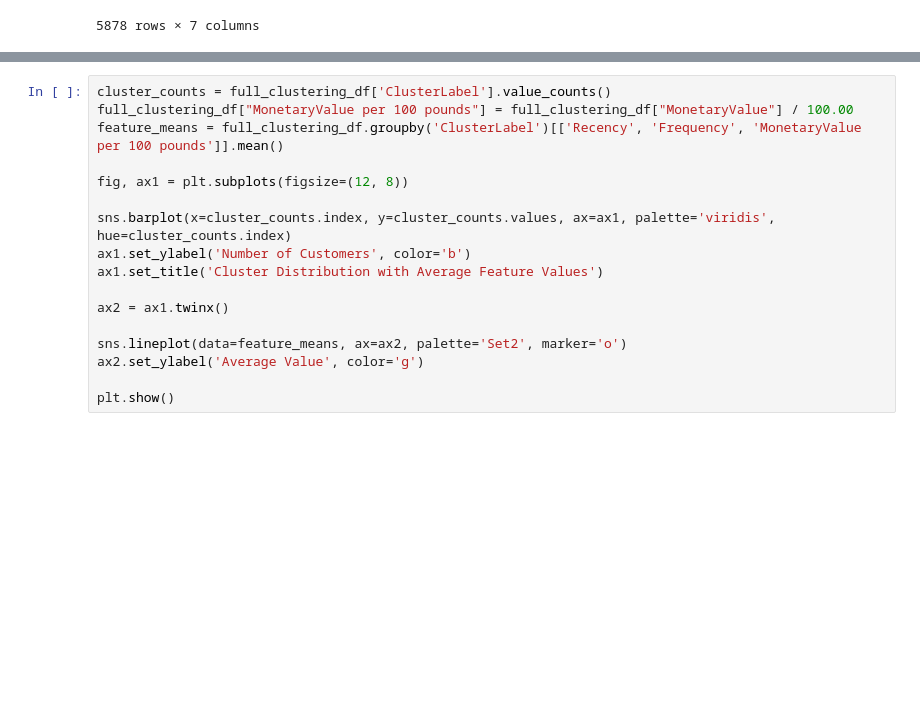
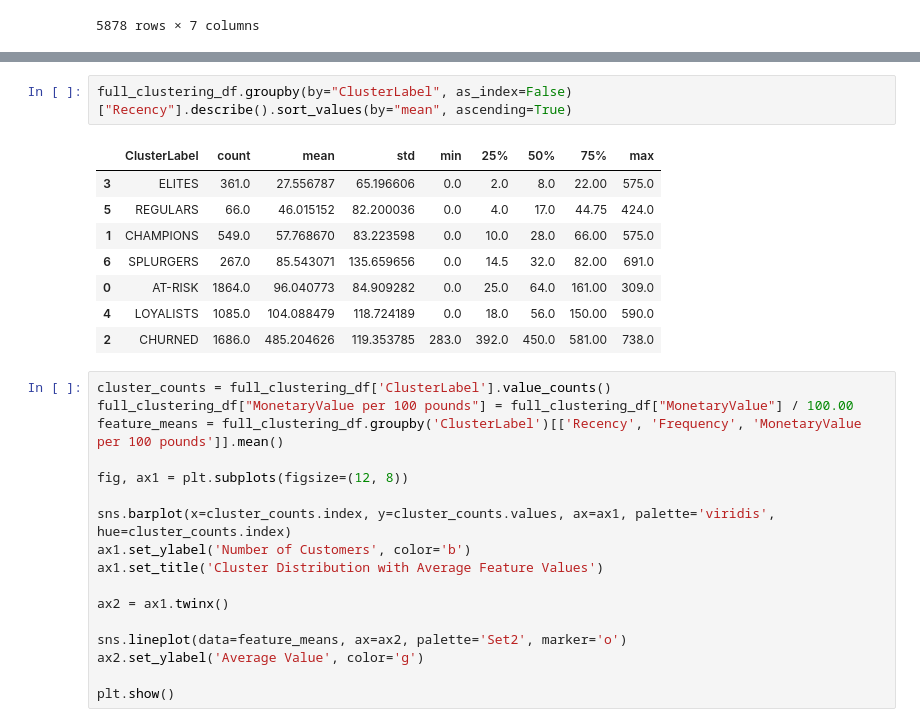
Before and after one commit to utkarsh4tech/customer_segmentation, a Jupyter notebook: CustomerSegmentation.ipynb, the cells around one changed output, grey strips where cells are left out. Drawn from its saved outputs; the diff is of its cells as text; blank space fills up the shorter version.

```diff
--- a/CustomerSegmentation.ipynb
+++ b/CustomerSegmentation.ipynb
@@ -766,3 +788,14 @@ full_clustering_df
+# %%
+full_clustering_df.groupby(by="ClusterLabel", as_index=False)["Recency"].describe().sort_values(by="mean", ascending=True)
+# %% [output]
+|  | ClusterLabel | count | mean | std | min | 25% | 50% | 75% | max |
+| 3 | ELITES | 361.0 | 27.556787 | 65.196606 | 0.0 | 2.0 | 8.0 | 22.00 | 575.0 |
+| 5 | REGULARS | 66.0 | 46.015152 | 82.200036 | 0.0 | 4.0 | 17.0 | 44.75 | 424.0 |
+| 1 | CHAMPIONS | 549.0 | 57.768670 | 83.223598 | 0.0 | 10.0 | 28.0 | 66.00 | 575.0 |
+| 6 | SPLURGERS | 267.0 | 85.543071 | 135.659656 | 0.0 | 14.5 | 32.0 | 82.00 | 691.0 |
+| 0 | AT-RISK | 1864.0 | 96.040773 | 84.909282 | 0.0 | 25.0 | 64.0 | 161.00 | 309.0 |
+| 4 | LOYALISTS | 1085.0 | 104.088479 | 118.724189 | 0.0 | 18.0 | 56.0 | 150.00 | 590.0 |
+| 2 | CHURNED | 1686.0 | 485.204626 | 119.353785 | 283.0 | 392.0 | 450.0 | 581.00 | 738.0 |
 # %%
 cluster_counts = full_clustering_df['ClusterLabel'].value_counts()
 full_clustering_df["MonetaryValue per 100 pounds"] = full_clustering_df["MonetaryValue"] / 100.00
```
Also changed, not shown: parts of 2 cells of this notebook.
